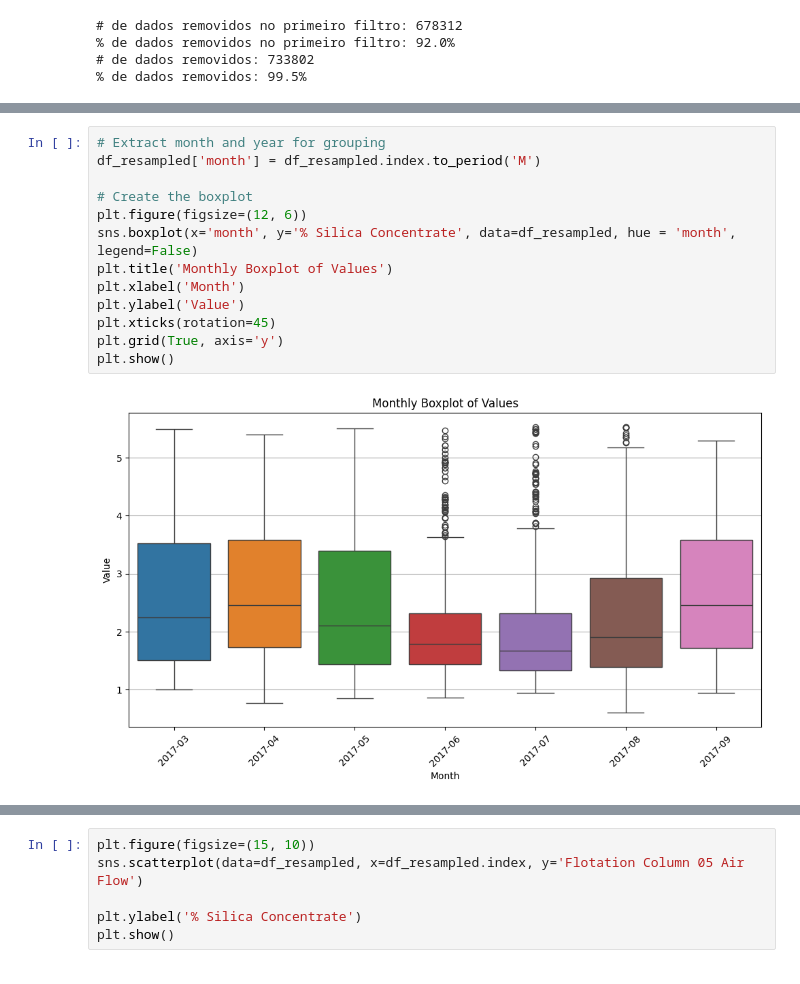
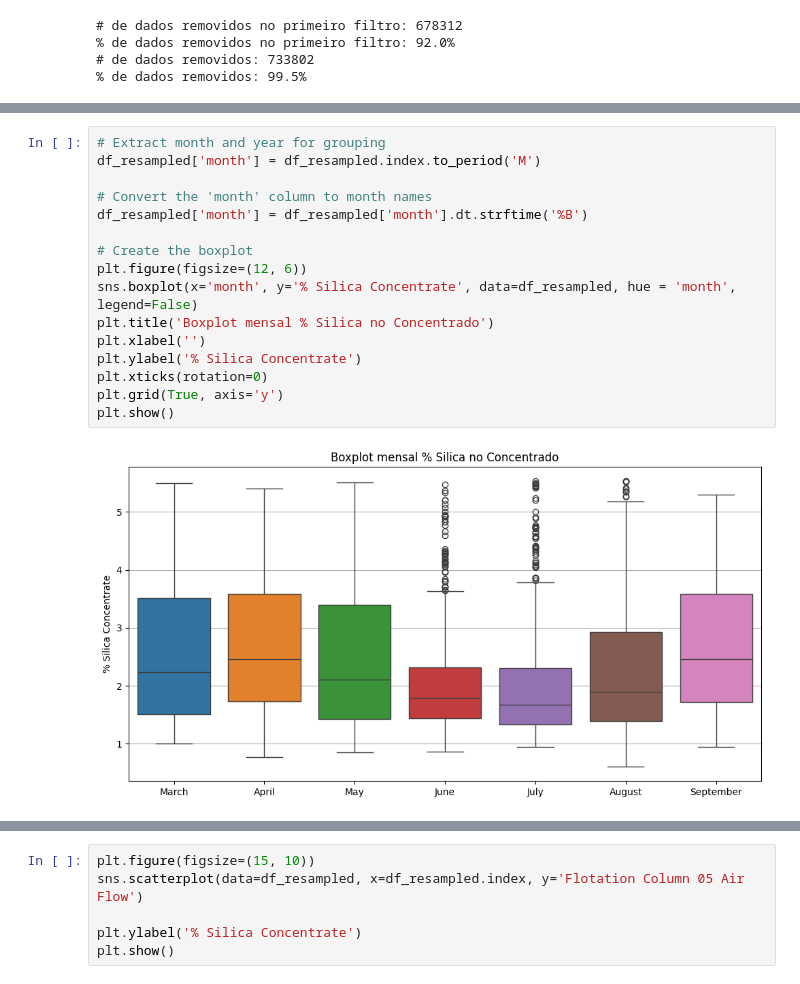
Before and after one commit to totscheffer/caseihm, a Jupyter notebook: Análise Exploratória.ipynb, the cells around one changed output, grey strips where cells are left out. Saved outputs shown, nothing was run; the diff lists cells and outputs as text.

```diff
--- a/Análise Exploratória.ipynb
+++ b/Análise Exploratória.ipynb
@@ -420,15 +425,18 @@ plt.show()
 # %%
 # Extract month and year for grouping
 df_resampled['month'] = df_resampled.index.to_period('M')
 
+# Convert the 'month' column to month names
+df_resampled['month'] = df_resampled['month'].dt.strftime('%B')
+
 # Create the boxplot
 plt.figure(figsize=(12, 6))
 sns.boxplot(x='month', y='% Silica Concentrate', data=df_resampled, hue = 'month', legend=False)
-plt.title('Monthly Boxplot of Values')
-plt.xlabel('Month')
-plt.ylabel('Value')
-plt.xticks(rotation=45)
+plt.title('Boxplot mensal % Silica no Concentrado')
+plt.xlabel('')
+plt.ylabel('% Silica Concentrate')
+plt.xticks(rotation=0)
 plt.grid(True, axis='y')
 plt.show()
 # %% [output]
-[figure, old version]
+[figure, new version]
```
Also changed, not shown: parts of 71 cells of this notebook, 2 other files.
